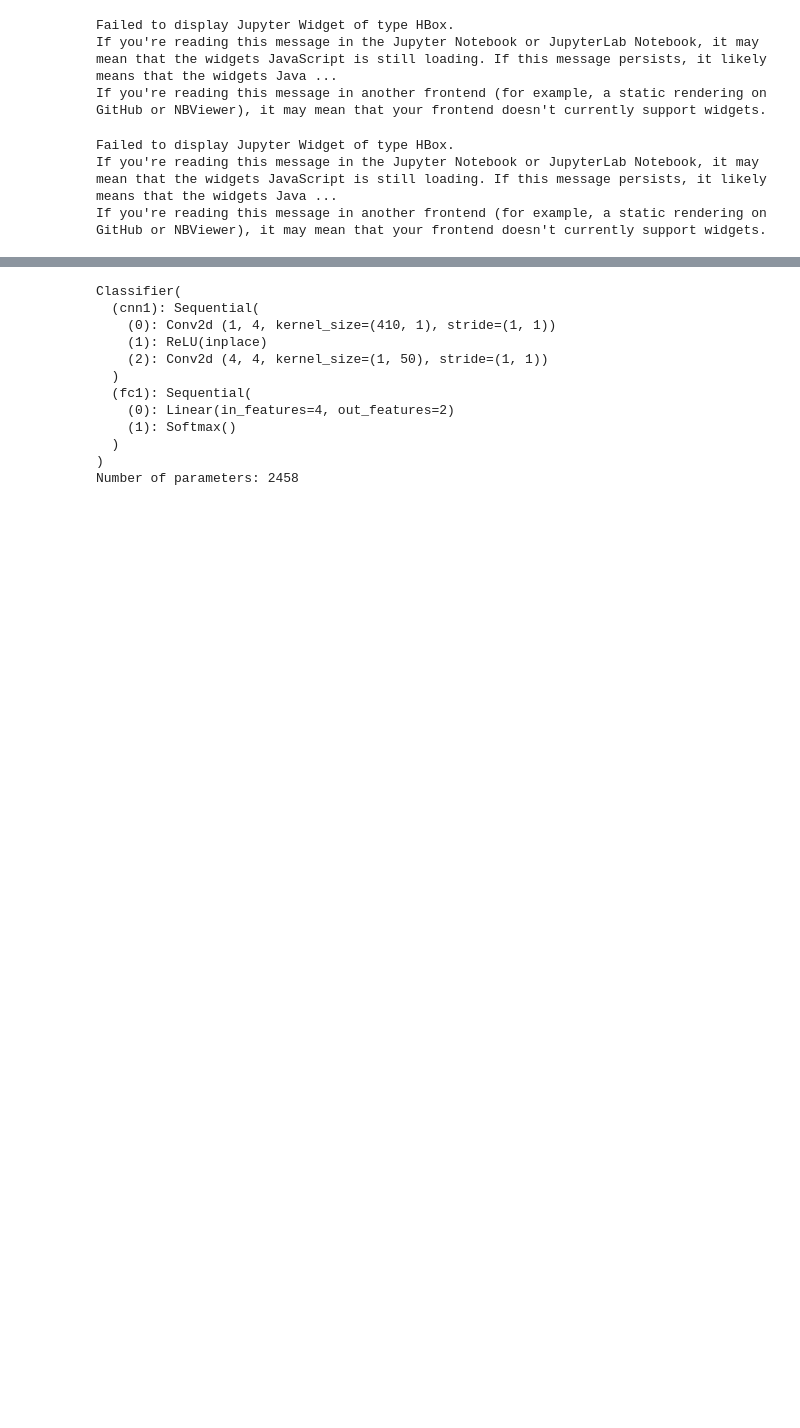
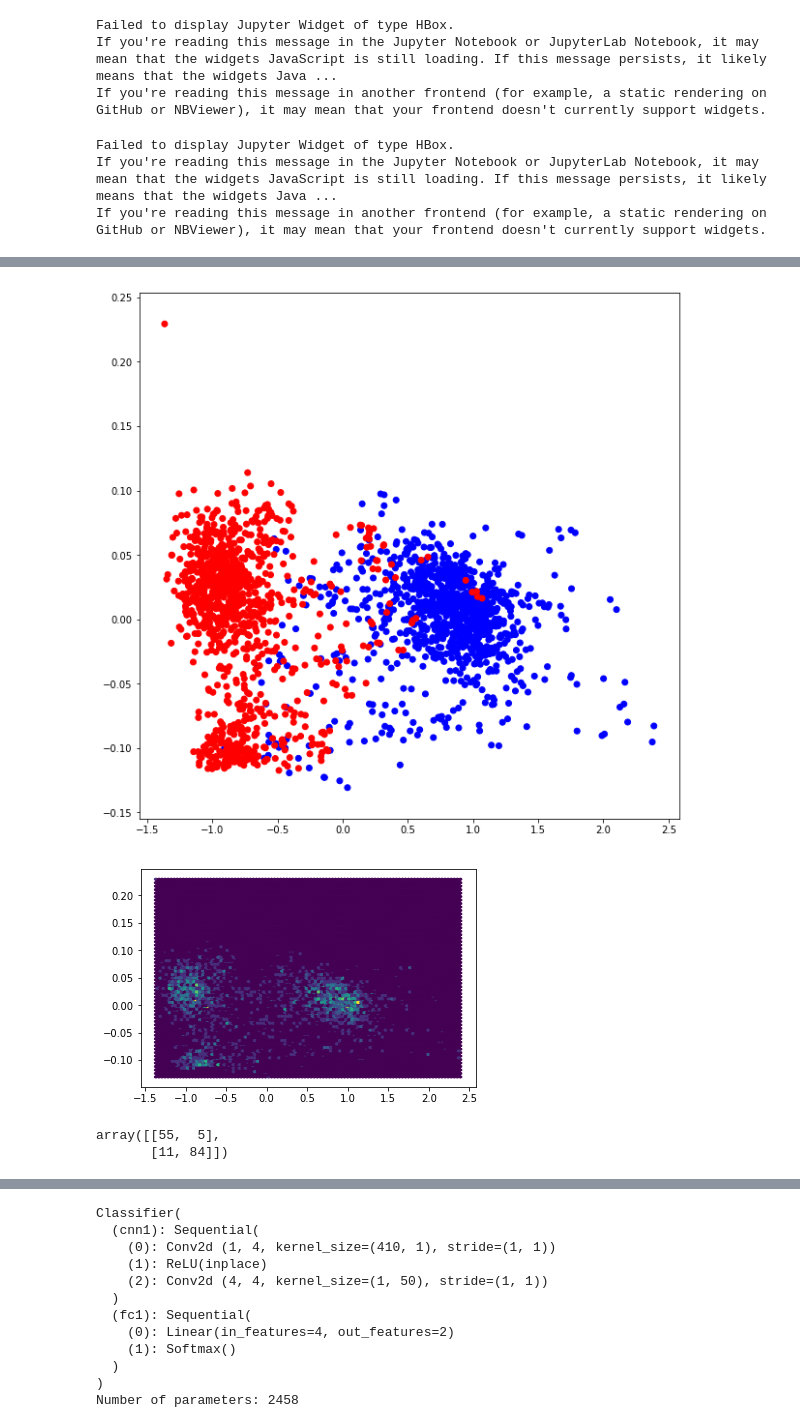
Before and after one commit to interactiveaudiolab/earthquakes, a Jupyter notebook: siamese_network.ipynb, the cells around one changed output, grey strips where cells are left out. Drawn from its saved outputs; the diff is of its cells as text; code cells hidden in the pictures; blank space fills up the shorter version.

```diff
--- a/siamese_network.ipynb
+++ b/siamese_network.ipynb
@@ -421,0 +478,42 @@ If you're reading this message in another frontend (for example, a static render
+# %%
+test_embeddings = []
+outputs = []
+labels = []
+guesses = []
+split = 'training'
+net.eval()
+for i in range(dataset[split]['data'].shape[0]):
+    data = whiten(dataset[split]['data'][i], mean, std)
+    data = Variable(convert_to_tensor(data)).unsqueeze(0)
+    label = dataset[split]['label'][i]
+    labels.append(label)
+    output = net.forward_once(data)
+    #guess = net_classifier(output)
+    output = output.squeeze(0).data.cpu().numpy()
+    #guesses.append(np.round(guess.squeeze(0).data.cpu().numpy()))
+    outputs.append(output)
+
+output = np.array(outputs)
+
+from sklearn.manifold import TSNE
+from sklearn.decomposition import PCA
+#transform = TSNE(n_components=2)
+transform = PCA(n_components=2)
+
+output_transform = transform.fit_transform(output)
+c = ['red', 'blue']
+colors = [c[int(l[0])] for l in labels]
+
+plt.figure(figsize=(10,10))
+plt.scatter(output_transform[:, 0], output_transform[:, 1], color=colors)
+#plt.xlim([-.00025, .00025])
+#plt.ylim([-.00025, .00025])
+plt.show()
+
+plt.hexbin(output_transform[:, 0], output_transform[:, 1])
+#plt.xlim([-.00025, .00025])
+#plt.ylim([-.00025, .00025])
+plt.show()
+# %% [output]
+[figure, added]
+[figure, added]
@@ -422,3 +522,16 @@ If you're reading this message in another frontend (for example, a static render
+# %%
+from sklearn import svm
+from sklearn.neighbors import KNeighborsClassifier
+from sklearn.cluster import KMeans
+clf = svm.SVC(kernel='linear')
+#clf = KMeans(n_clusters=2)
+clf.fit(output, np.array(labels).flatten())
+from sklearn.metrics import confusion_matrix
+
+confusion_matrix(np.array(labels).flatten(), clf.predict(output))
+# %% [output]
+array([[55,  5],
+       [11, 84]])
 # %%
 test_embeddings = []
 outputs = []
```
Also changed, not shown: parts of 20 cells of this notebook, 1 other file.
